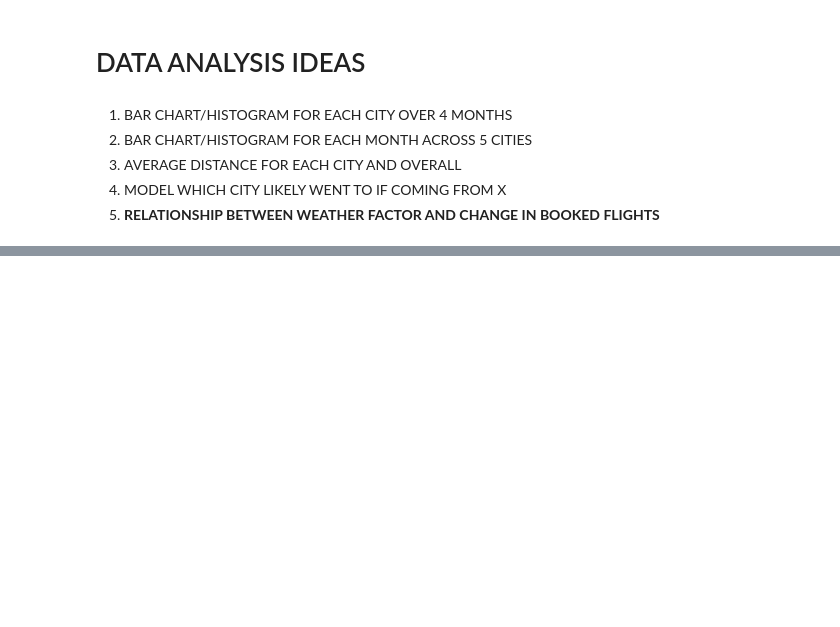
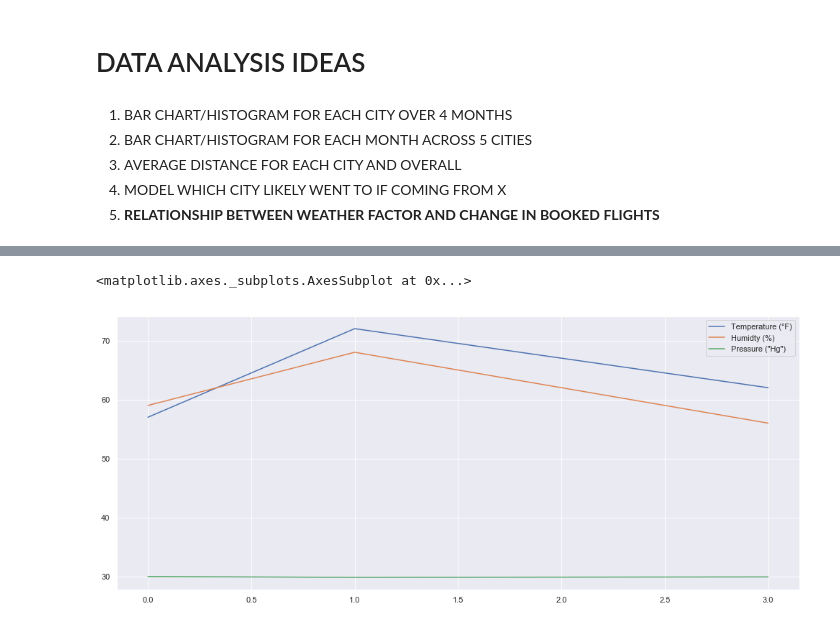
Before and after one commit to adamxkabbara/Paradise-Lost, a Jupyter notebook: Project.ipynb, the cells around one changed output, grey strips where cells are left out. Saved outputs shown, nothing was run; the diff lists cells and outputs as text; code cells hidden in the pictures; blank space fills up the shorter version.

```diff
--- a/Project.ipynb
+++ b/Project.ipynb
@@ -286,0 +229,12 @@ df_orl.head()
+# %%
+la_we = pd.read_csv("./WEATHERDATA/USEABLE DATA/LAX.csv")
+sea_we= pd.read_csv("./WEATHERDATA/USEABLE DATA/SEA.csv")
+chi_we= pd.read_csv("./WEATHERDATA/USEABLE DATA/CHI.csv")
+nyc_we= pd.read_csv("./WEATHERDATA/USEABLE DATA/NYC.csv")
+orl_we= pd.read_csv("./WEATHERDATA/USEABLE DATA/ORL.csv")
+# %%
+la_we = la_we.drop(columns = 'Unnamed: 0')
+sea_we = sea_we.drop(columns = 'Unnamed: 0')
+chi_we = chi_we.drop(columns = 'Unnamed: 0')
+nyc_we = nyc_we.drop(columns = 'Unnamed: 0')
+orl_we = orl_we.drop(columns = 'Unnamed: 0')
@@ -286,0 +293,5 @@ df_orl.head()
+# %%
+la_we.plot.line()
+# %% [output]
+<matplotlib.axes._subplots.AxesSubplot at 0x...>
+[figure, added]
```
Also changed, not shown: parts of 29 cells of this notebook.
